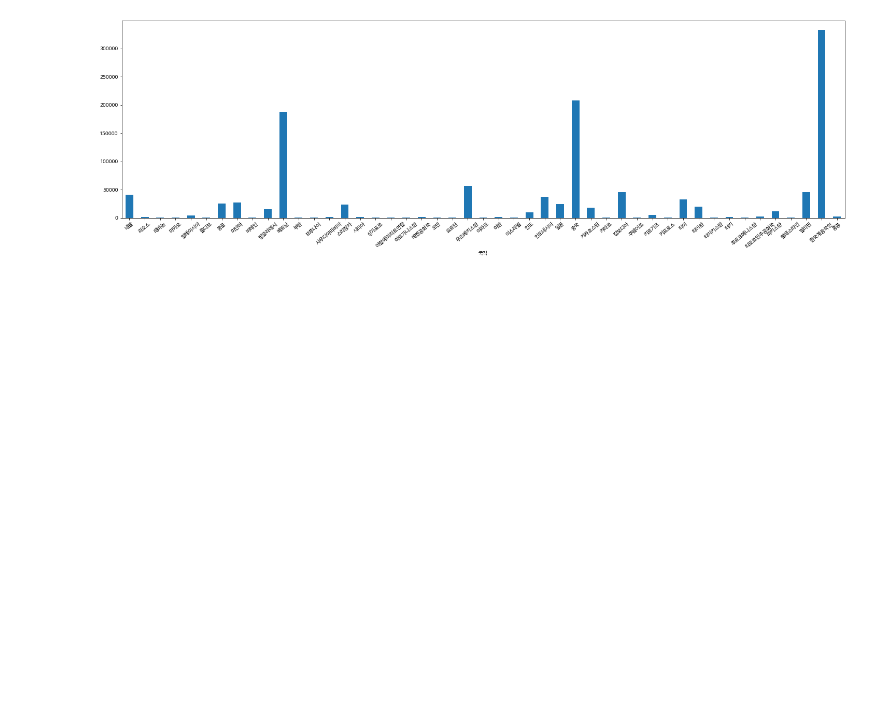
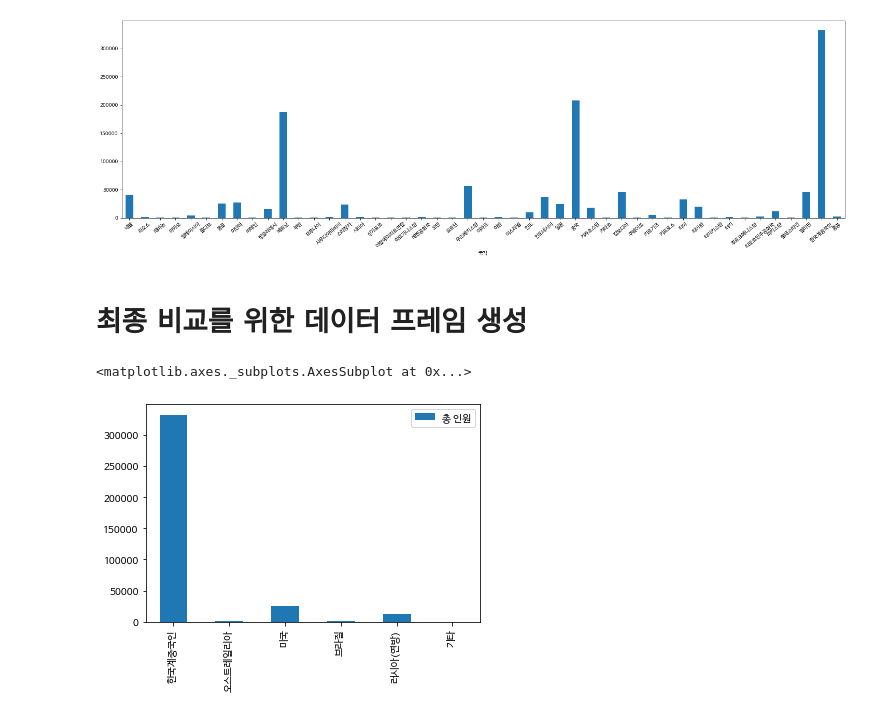
Before and after one commit to SonHyeok/Foreigner-in-korea, a Jupyter notebook: Foreigner.ipynb, the cells around one changed output. Drawn from its saved outputs; the diff is of its cells as text; code cells hidden in the pictures; blank space fills up the shorter version.

```diff
--- a/Foreigner.ipynb
+++ b/Foreigner.ipynb
@@ -359,3 +358,5 @@ df_final.loc['아시아주','총 인원'].plot.bar(figsize = (25,7), rot = 40)
 # %% [output]
 <matplotlib.axes._subplots.AxesSubplot at 0x...>
 [figure]
+# %% [markdown]
+# 최종 비교를 위한 데이터 프레임 생성
@@ -361,0 +371,6 @@ df_final.loc['아시아주','총 인원'].plot.bar(figsize = (25,7), rot = 40)
+# %%
+compare_data = {'총 인원':pd.Series([332519,1649,25424,785,12740,106],['한국계중국인','오스트레일리아','미국','브라질','러시아(연방)','기타'])}
+df_compare = pd.DataFrame(compare_data)
+# %% [output]
+<matplotlib.axes._subplots.AxesSubplot at 0x...>
+[figure, added]
```
Also changed, not shown: parts of 15 cells of this notebook.
